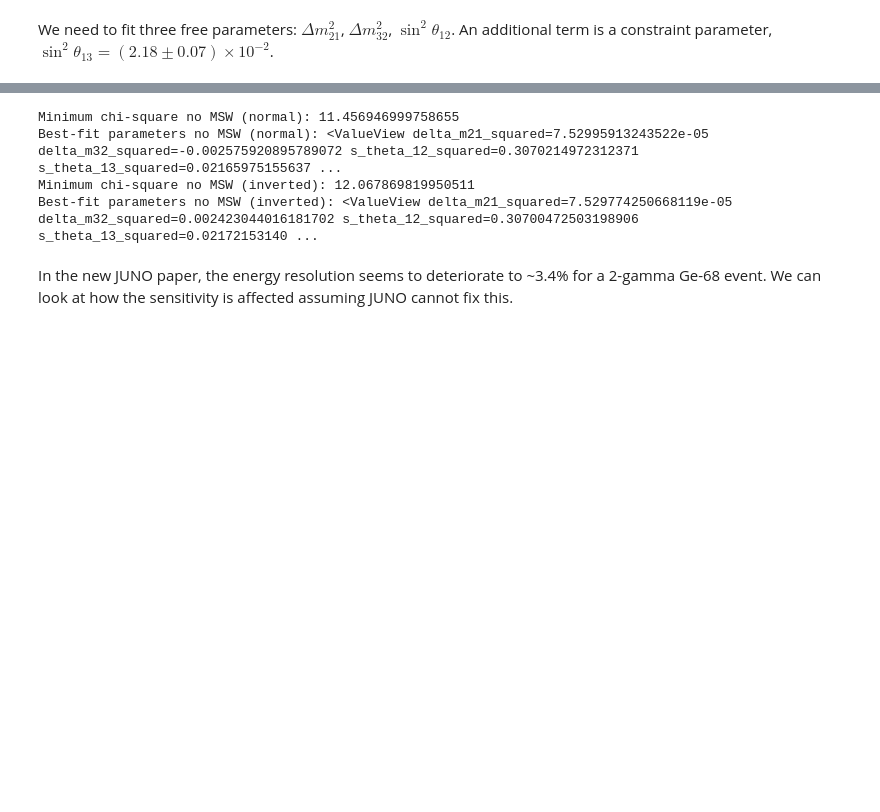
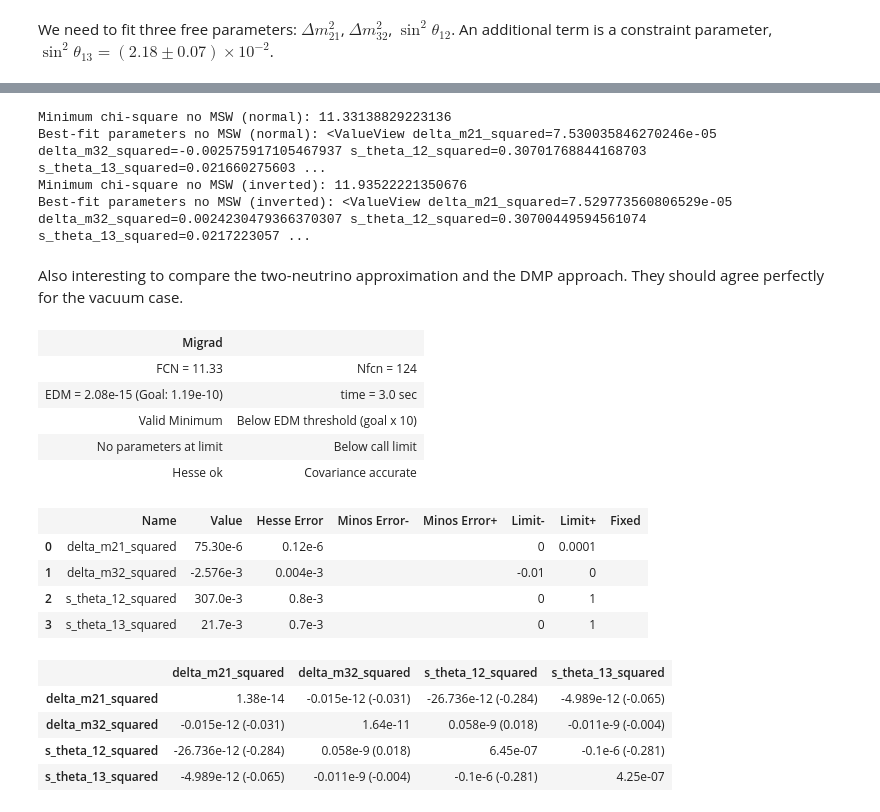
Before and after one commit to mhliu0001/juno-sensitivity, a Jupyter notebook: 6. sensitivity.ipynb, the cells around one changed output, grey strips where cells are left out. Saved outputs shown, nothing was run; the diff lists cells and outputs as text; code cells hidden in the pictures; blank space fills up the shorter version.

Commit message:
Add DMP approach for MSW; Bug fixes

```diff
--- a/6. sensitivity.ipynb
+++ b/6. sensitivity.ipynb
@@ -334,12 +299,52 @@ m_inverted_no_msw.migrad()  # Perform the minimization
 # %%
-print("Minimum chi-square no MSW (normal):", m_normal_no_msw.fval)
-print("Best-fit parameters no MSW (normal):", m_normal_no_msw.values)
-print("Minimum chi-square no MSW (inverted):", m_inverted_no_msw.fval)
-print("Best-fit parameters no MSW (inverted):", m_inverted_no_msw.values)
+print("Minimum chi-square no MSW (normal):", m_no_vacuum.fval)
+print("Best-fit parameters no MSW (normal):", m_no_vacuum.values)
+print("Minimum chi-square no MSW (inverted):", m_io_vacuum.fval)
+print("Best-fit parameters no MSW (inverted):", m_io_vacuum.values)
 # %% [output]
-Minimum chi-square no MSW (normal): 11.456946999758655
-Best-fit parameters no MSW (normal): <ValueView delta_m21_squared=7.52995913243522e-05 delta_m32_squared=-0.002575920895789072 s_theta_12_squared=0.3070214972312371 s_theta_13_squared=0.02165975155637 ...
-Minimum chi-square no MSW (inverted): 12.067869819950511
-Best-fit parameters no MSW (inverted): <ValueView delta_m21_squared=7.529774250668119e-05 delta_m32_squared=0.002423044016181702 s_theta_12_squared=0.30700472503198906 s_theta_13_squared=0.02172153140 ...
+Minimum chi-square no MSW (normal): 11.33138829223136
+Best-fit parameters no MSW (normal): <ValueView delta_m21_squared=7.530035846270246e-05 delta_m32_squared=-0.002575917105467937 s_theta_12_squared=0.30701768844168703 s_theta_13_squared=0.021660275603 ...
+Minimum chi-square no MSW (inverted): 11.93522221350676
+Best-fit parameters no MSW (inverted): <ValueView delta_m21_squared=7.529773560806529e-05 delta_m32_squared=0.0024230479366370307 s_theta_12_squared=0.30700449594561074 s_theta_13_squared=0.0217223057 ...
-# %% [markdown]
-In the new JUNO paper, the energy resolution seems to deteriorate to ~3.4% for a 2-gamma Ge-68 event. We can look at how the sensitivity is affected assuming JUNO cannot fix this.
+# %% [markdown]
+Also interesting to compare the two-neutrino approximation and the DMP approach. They should agree perfectly for the vacuum case.
+# %%
+juno_sensitivity_approx = JUNOSensitivity(sv, detector, use_dmp=False)
+cost_function_no_approx_vacuum = juno_sensitivity_approx.build_cost_function(
+    hierarchy="normal", ns_kwargs={"rho": 1e-10}
+)
+cost_function_io_approx_vacuum = juno_sensitivity_approx.build_cost_function(
+    hierarchy="inverted", ns_kwargs={"rho": 1e-10}
+)
+m_no_approx_vacuum = Minuit(
+    cost_function_no_approx_vacuum,
+    delta_m32_squared=-2.546e-3,
+    delta_m21_squared=7.53e-5,
+    s_theta_12_squared=0.307,
+    s_theta_13_squared=0.0218,
+)
+m_no_approx_vacuum.strategy = 2
+m_no_approx_vacuum.errordef = Minuit.LEAST_SQUARES
+m_no_approx_vacuum.tol = 1e-10
+m_no_approx_vacuum.limits["delta_m21_squared"] = (0, 1e-4)
+m_no_approx_vacuum.limits["delta_m32_squared"] = (-1e-2, 0)
+m_no_approx_vacuum.limits["s_theta_12_squared"] = (0, 1)
+m_no_approx_vacuum.limits["s_theta_13_squared"] = (0, 1)
+m_no_approx_vacuum.migrad()  # Perform the minimization
+# %% [output]
+| Migrad |  |
+| FCN = 11.33 | Nfcn = 124 |
+| EDM = 2.08e-15 (Goal: 1.19e-10) | time = 3.0 sec |
+| Valid Minimum | Below EDM threshold (goal x 10) |
+| No parameters at limit | Below call limit |
+| Hesse ok | Covariance accurate |
+|  | Name | Value | Hesse Error | Minos Error- | Minos Error+ | Limit- | Limit+ | Fixed |
+| 0 | delta_m21_squared | 75.30e-6 | 0.12e-6 |  |  | 0 | 0.0001 |  |
+| 1 | delta_m32_squared | -2.576e-3 | 0.004e-3 |  |  | -0.01 | 0 |  |
+| 2 | s_theta_12_squared | 307.0e-3 | 0.8e-3 |  |  | 0 | 1 |  |
+| 3 | s_theta_13_squared | 21.7e-3 | 0.7e-3 |  |  | 0 | 1 |  |
+|  | delta_m21_squared | delta_m32_squared | s_theta_12_squared | s_theta_13_squared |
+| delta_m21_squared | 1.38e-14 | -0.015e-12 (-0.031) | -26.736e-12 (-0.284) | -4.989e-12 (-0.065) |
+| delta_m32_squared | -0.015e-12 (-0.031) | 1.64e-11 | 0.058e-9 (0.018) | -0.011e-9 (-0.004) |
+| s_theta_12_squared | -26.736e-12 (-0.284) | 0.058e-9 (0.018) | 6.45e-07 | -0.1e-6 (-0.281) |
+| s_theta_13_squared | -4.989e-12 (-0.065) | -0.011e-9 (-0.004) | -0.1e-6 (-0.281) | 4.25e-07 |
```
Also changed, not shown: parts of 13 cells of this notebook, 9 other files.
